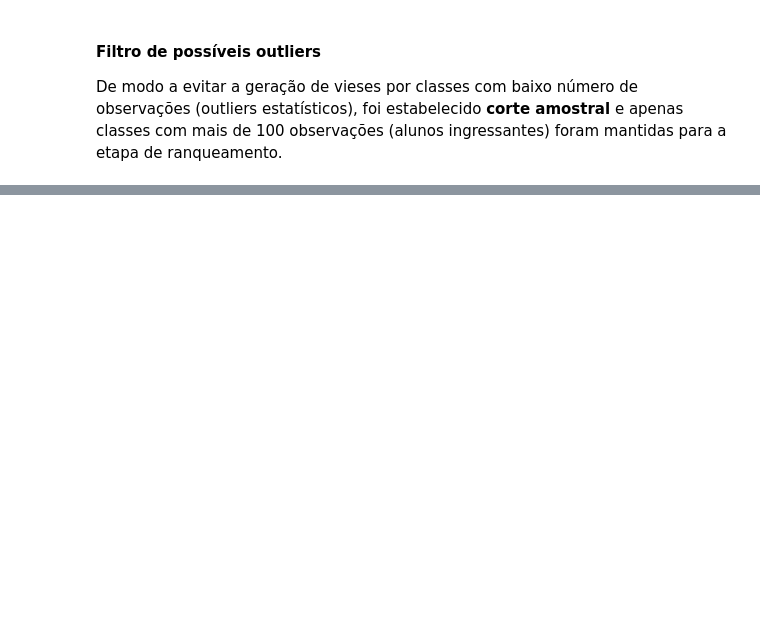
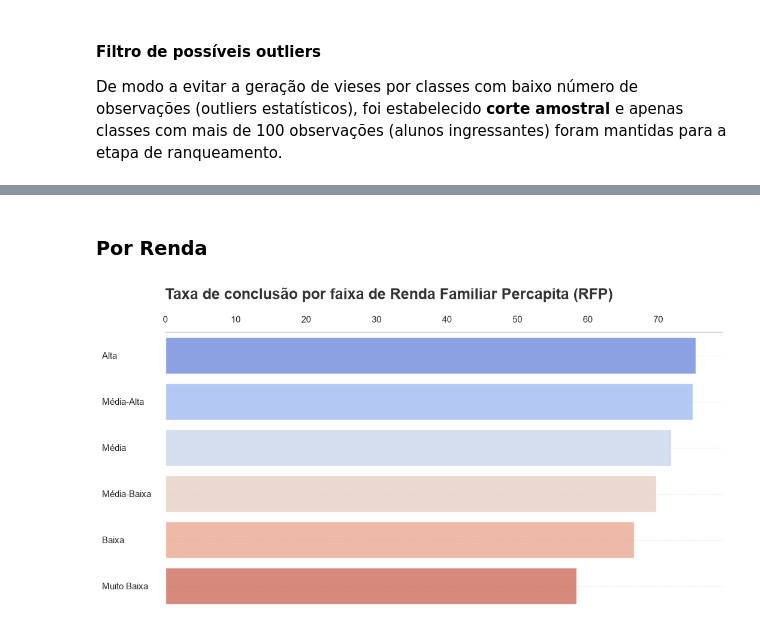
Before and after one commit to Sandro-Ribeiro/Mara_Projeto4, a Jupyter notebook: Notebooks/notePerfisCandidatos_V2.ipynb, the cells around one changed output, grey strips where cells are left out. Cells and saved outputs as stored; diff of their text form; code cells hidden in the pictures; blank space fills up the shorter version.

```diff
--- a/Notebooks/notePerfisCandidatos_V2.ipynb
+++ b/Notebooks/notePerfisCandidatos_V2.ipynb
@@ -57,0 +63,16 @@ df.head()
+# %%
+# Dicionário de mapeamento
+mapa_renda = {
+    '0<RFP<=0,5': 'Muito Baixa',
+    '0,5<RFP<=1': 'Baixa',
+    '1<RFP<=1,5': 'Média-Baixa',
+    '1,5<RFP<=2,5': 'Média',
+    '2,5<RFP<=3,5': 'Média-Alta',
+    'RFP>3,5': 'Alta',
+    'Não declarada': 'Não Declarada'
+}
+
+# Substituir os valores na coluna do dataframe original
+df['RendaFamiliar'] = df['RendaFamiliar'].map(mapa_renda).fillna(df['RendaFamiliar'])
+
+df.head()
@@ -167,0 +203,50 @@ plt.show()
+# %% [markdown]
+### Por Renda
+# %%
+df_renda = df.groupby('RendaFamiliar').agg(
+    ingressantes=('Número de ingressantes', 'sum'),
+    concluintes=('Número de concluintes', 'sum')
+).reset_index()
+
+df_renda['taxa_conclusao'] = (df_renda['concluintes'] / df_renda['ingressantes']) * 100
+df_renda = df_renda.sort_values(by='taxa_conclusao', ascending=False)
+
+plt.figure(figsize=(12, 6))
+ax = plt.gca()
+
+# X e Y invertidos para ficar horizontal
+sns.barplot(
+    data=df_renda,
+    x='taxa_conclusao',
+    y='RendaFamiliar',
+    palette='coolwarm',
+    alpha=0.85,
+    errorbar=None)
+
+# Estilizações prescritas no ranking
+plt.title(
+    'Taxa de conclusão por faixa de Renda Familiar Percapita (RFP)',
+    loc='left',
+    pad=40,
+    fontsize=18,
+    weight='bold',
+    color='#333333'
+    )
+
+plt.xlabel('')
+plt.ylabel('')
+
+ax.xaxis.tick_top()
+ax.xaxis.set_label_position('top')
+
+# Alinhamento das labels à esquerda (pad menor de 90 porque os nomes de renda são mais curtos)
+ax.set_yticklabels(ax.get_yticklabels(), ha='left', fontsize=11)
+ax.tick_params(axis='y', pad=70)
+
+# Grades pontilhadas apenas no eixo Y (horizontais)
+plt.grid(False, axis='x')
+plt.grid(True, axis='y', linestyle=':', alpha=0.5, color='#cccccc')
+sns.despine(left=True, bottom=True, top=False)
+plt.show()
+# %% [output]
+[figure, added]
```
Also changed, not shown: parts of 29 cells of this notebook.
